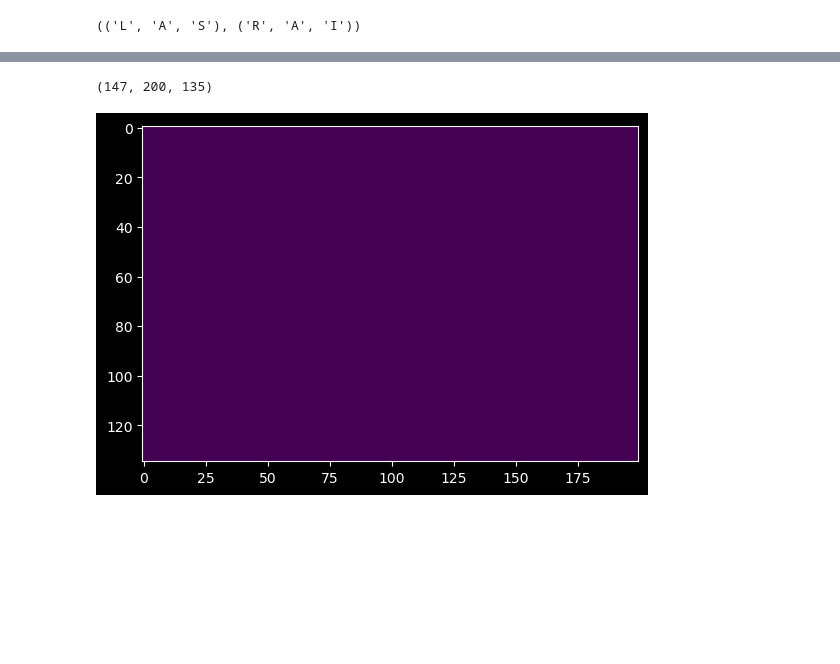
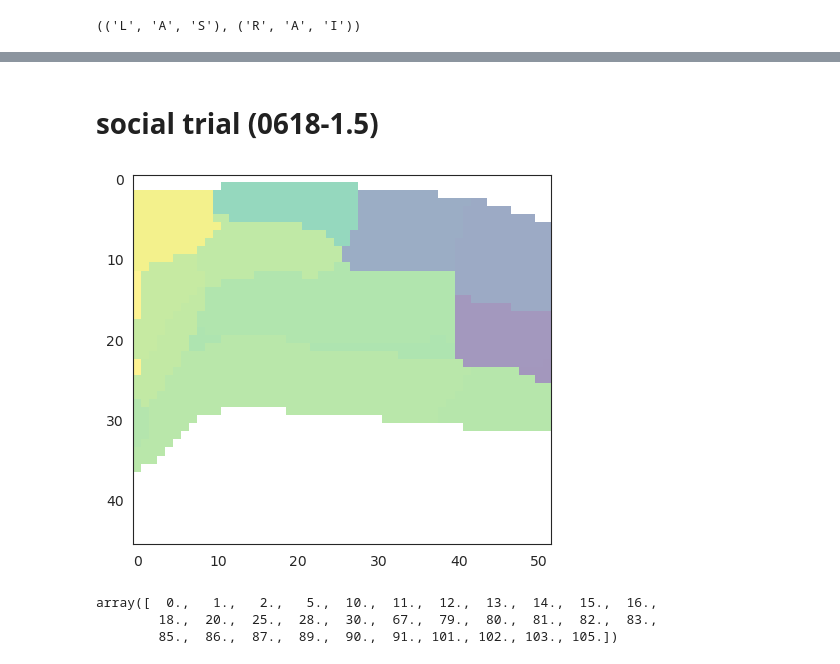
Before and after one commit to yibeichan/fUSi-workflow, a Jupyter notebook: code/092324_updates.ipynb, the cells around one changed output, grey strips where cells are left out. Drawn from its saved outputs; the diff is of its cells as text; code cells hidden in the pictures; blank space fills up the shorter version.

```diff
--- a/code/092324_updates.ipynb
+++ b/code/092324_updates.ipynb
@@ -112,11 +114,20 @@ Corrected image saved to /Users/yibeichen/Desktop/fusi/slice2chunk_grouper/06032
-# %%
-file = os.path.join(register_dir2, 'Grouper_audiocue_060324_corrected-transformed.nii.gz')
-img = nib.load(file).get_fdata()
-img.shape
-# %% [output]
-(147, 200, 135)
-# %%
-plt.imshow(np.rot90(img[89,:,:]))
-plt.show()
-# %% [output]
-[figure, removed]
+# %% [markdown]
+# social trial (0618-1.5)
+# %%
+cortical_atlas_file = os.path.join(base_dir, "atlas", "atlas_MBM_cortex_vH.nii.gz")
+# subcortical_atlas_file = os.path.join(base_dir, "atlas", "SAMv1.0.nii.gz")
+subcortical_atlas_file = os.path.join(base_dir, "atlas", "atlas_MBM_subcortical_beta.nii.gz")
+
+cortical_atlas = nib.load(cortical_atlas_file).get_fdata()
+subcortical_atlas = nib.load(subcortical_atlas_file).get_fdata()
+# %%
+plt.imshow(np.rot90(np.max(cortical_atlas[79:81, 80:132, 72:118], axis=0)), cmap=new_cmap, alpha=0.5)
+plt.show()
+# %% [output]
+[figure, added]
+# %%
+np.unique(cortical_atlas[0, :, :])
+# %% [output]
+array([  0.,   1.,   2.,   5.,  10.,  11.,  12.,  13.,  14.,  15.,  16.,
+        18.,  20.,  25.,  28.,  30.,  67.,  79.,  80.,  81.,  82.,  83.,
+        85.,  86.,  87.,  89.,  90.,  91., 101., 102., 103., 105.])
```
Also changed, not shown: parts of 22 cells of this notebook, 1 other file.
